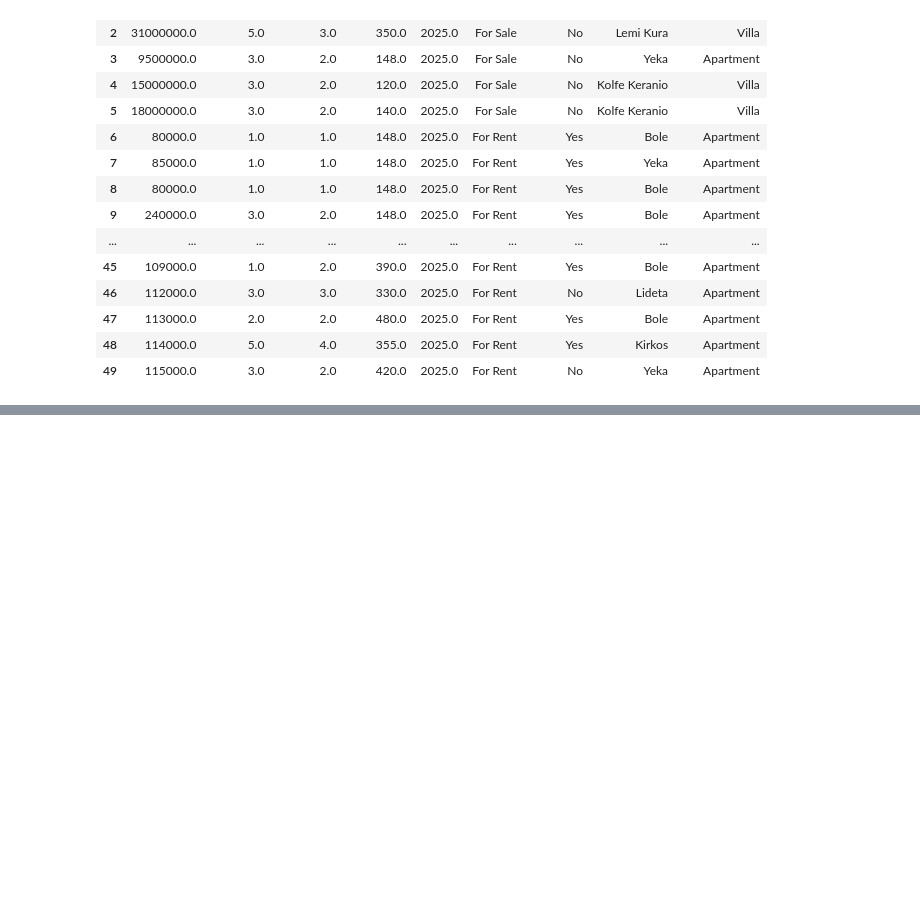
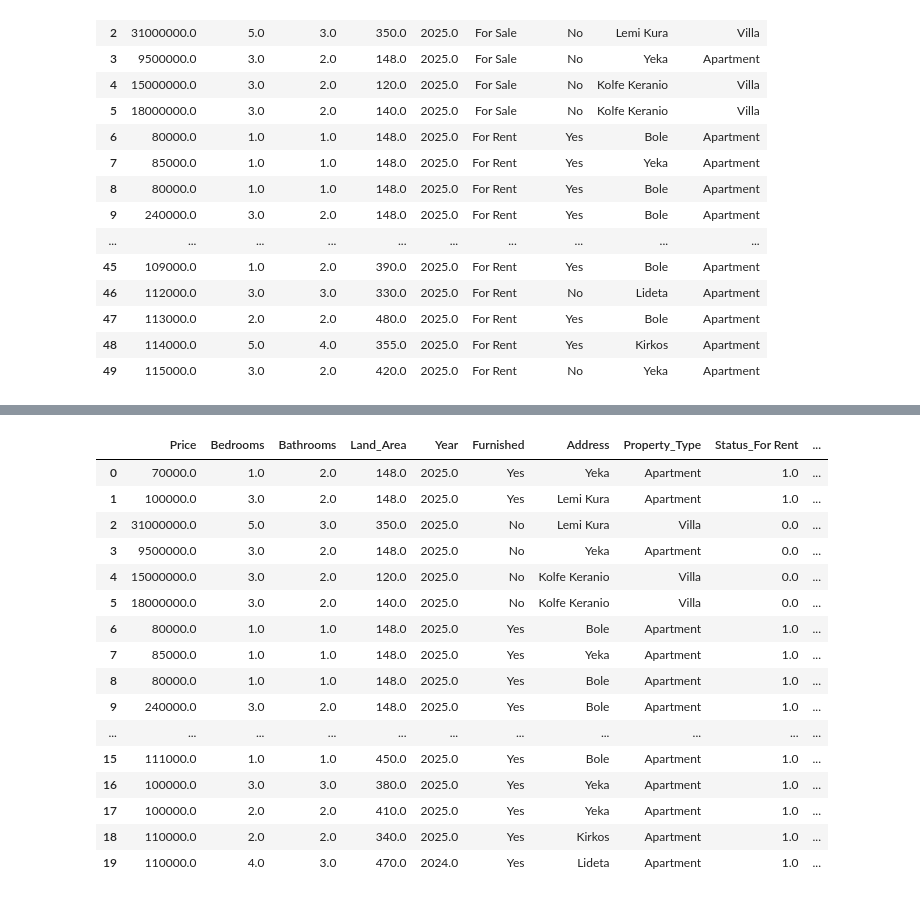
Before and after one commit to RevoEstate/PricePrediction, a Jupyter notebook: FinalChecki.ipynb, the cells around one changed output, grey strips where cells are left out. Drawn from its saved outputs; the diff is of its cells as text; code cells hidden in the pictures; blank space fills up the shorter version.

Commit message:
Status Encoded

```diff
--- a/FinalChecki.ipynb
+++ b/FinalChecki.ipynb
@@ -89,0 +100,3 @@ encodedStatus[:20]
+# %%
+dataset = dataset.drop(columns=['Status'])
+dataset.head(20)
@@ -89,0 +121,21 @@ encodedStatus[:20]
+# %%
+dataset = pd.concat([dataset, encodedStatus], axis=1)
+dataset.head(20)
+# %% [output]
+|  | Price | Bedrooms | Bathrooms | Land_Area | Year | Furnished | Address | Property_Type | Status_For Rent | ... |
+| 0 | 70000.0 | 1.0 | 2.0 | 148.0 | 2025.0 | Yes | Yeka | Apartment | 1.0 | ... |
+| 1 | 100000.0 | 3.0 | 2.0 | 148.0 | 2025.0 | Yes | Lemi Kura | Apartment | 1.0 | ... |
+| 2 | 31000000.0 | 5.0 | 3.0 | 350.0 | 2025.0 | No | Lemi Kura | Villa | 0.0 | ... |
+| 3 | 9500000.0 | 3.0 | 2.0 | 148.0 | 2025.0 | No | Yeka | Apartment | 0.0 | ... |
+| 4 | 15000000.0 | 3.0 | 2.0 | 120.0 | 2025.0 | No | Kolfe Keranio | Villa | 0.0 | ... |
+| 5 | 18000000.0 | 3.0 | 2.0 | 140.0 | 2025.0 | No | Kolfe Keranio | Villa | 0.0 | ... |
+| 6 | 80000.0 | 1.0 | 1.0 | 148.0 | 2025.0 | Yes | Bole | Apartment | 1.0 | ... |
+| 7 | 85000.0 | 1.0 | 1.0 | 148.0 | 2025.0 | Yes | Yeka | Apartment | 1.0 | ... |
+| 8 | 80000.0 | 1.0 | 1.0 | 148.0 | 2025.0 | Yes | Bole | Apartment | 1.0 | ... |
+| 9 | 240000.0 | 3.0 | 2.0 | 148.0 | 2025.0 | Yes | Bole | Apartment | 1.0 | ... |
+| ... | ... | ... | ... | ... | ... | ... | ... | ... | ... | ... |
+| 15 | 111000.0 | 1.0 | 1.0 | 450.0 | 2025.0 | Yes | Bole | Apartment | 1.0 | ... |
+| 16 | 100000.0 | 3.0 | 3.0 | 380.0 | 2025.0 | Yes | Yeka | Apartment | 1.0 | ... |
+| 17 | 100000.0 | 2.0 | 2.0 | 410.0 | 2025.0 | Yes | Yeka | Apartment | 1.0 | ... |
+| 18 | 110000.0 | 2.0 | 2.0 | 340.0 | 2025.0 | Yes | Kirkos | Apartment | 1.0 | ... |
+| 19 | 110000.0 | 4.0 | 3.0 | 470.0 | 2024.0 | Yes | Lideta | Apartment | 1.0 | ... |
```
Also changed, not shown: parts of 4 cells of this notebook, 2 other files.
